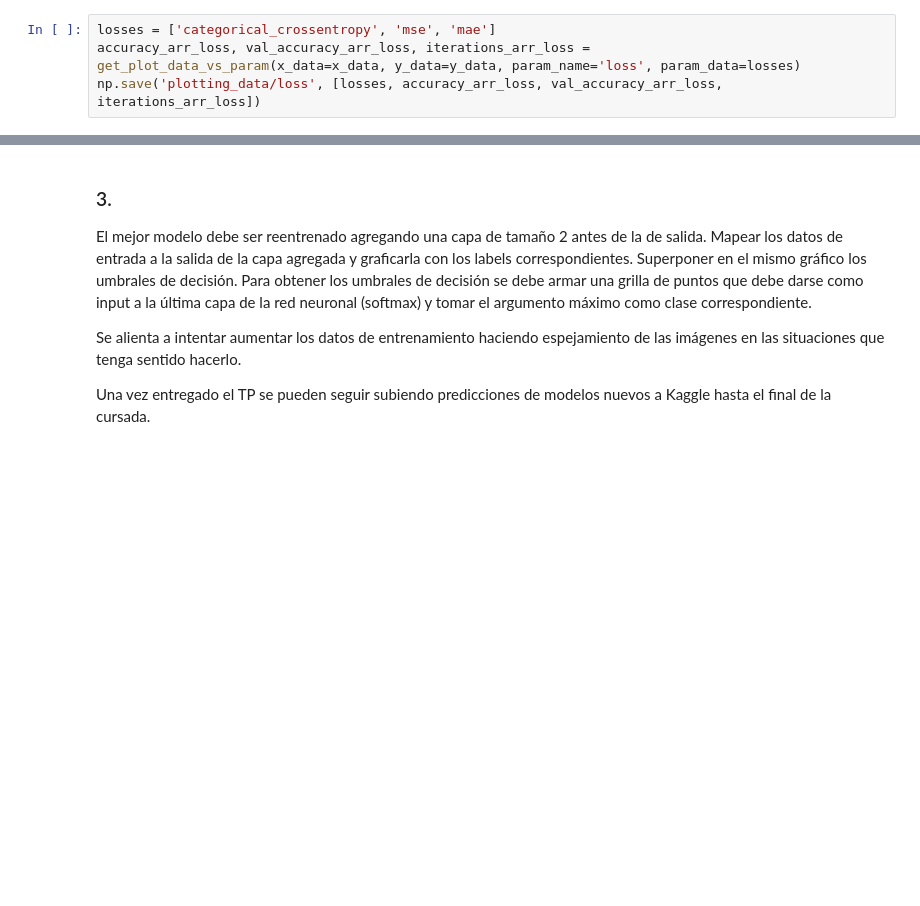
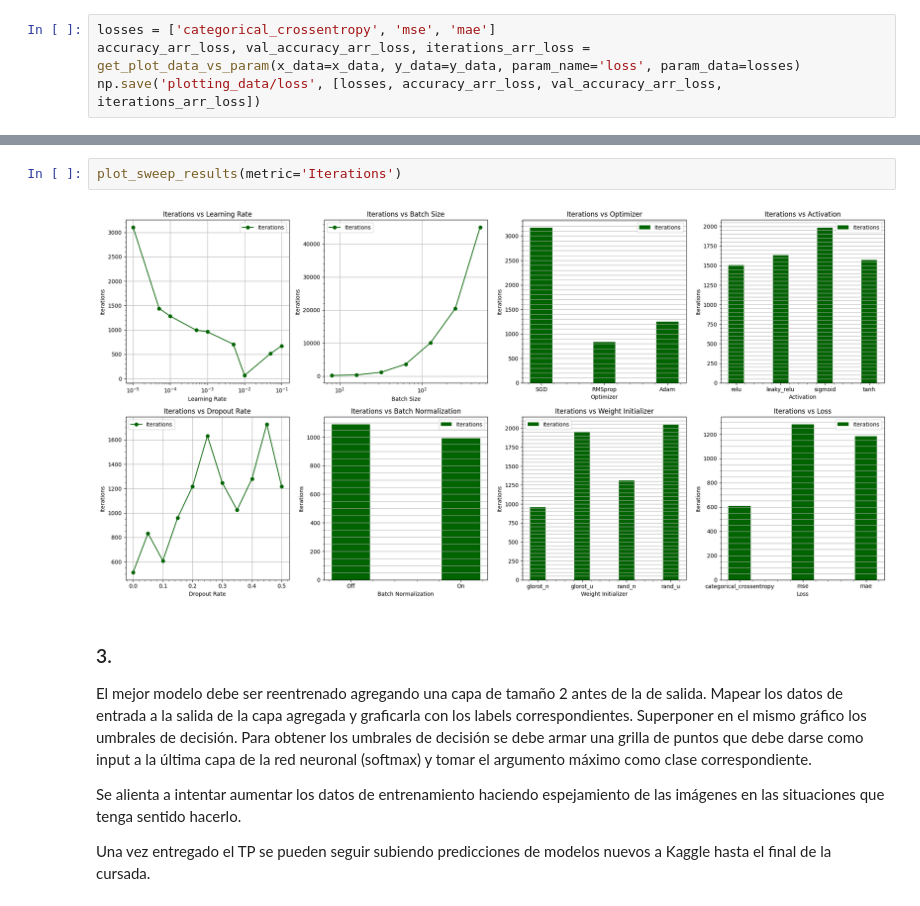
Before and after one commit to PabloSML/RN-TP1, a Jupyter notebook: src/fashion_mnist_smolkin.ipynb, the cells around one changed output, grey strips where cells are left out. Cells and saved outputs as stored; diff of their text form; blank space fills up the shorter version.

```diff
--- a/src/fashion_mnist_smolkin.ipynb
+++ b/src/fashion_mnist_smolkin.ipynb
@@ -140,3 +201,7 @@ np.save('plotting_data/loss', [losses, accuracy_arr_loss, val_accuracy_arr_loss,
+# %%
+plot_sweep_results(metric='Iterations')
+# %% [output]
+[figure, added]
 # %% [markdown]
 ### 3.
 El mejor modelo debe ser reentrenado agregando una capa de tamaño 2 antes de la de salida. Mapear los datos de entrada a la salida de la capa agregada y graficarla con los labels correspondientes. Superponer en el mismo gráfico los umbrales de decisión. Para obtener los umbrales de decisión se debe armar una grilla de puntos que debe darse como input a la última capa de la red neuronal (softmax) y tomar el argumento máximo como clase correspondiente.
```
Also changed, not shown: parts of 8 cells of this notebook, 1 other file.
